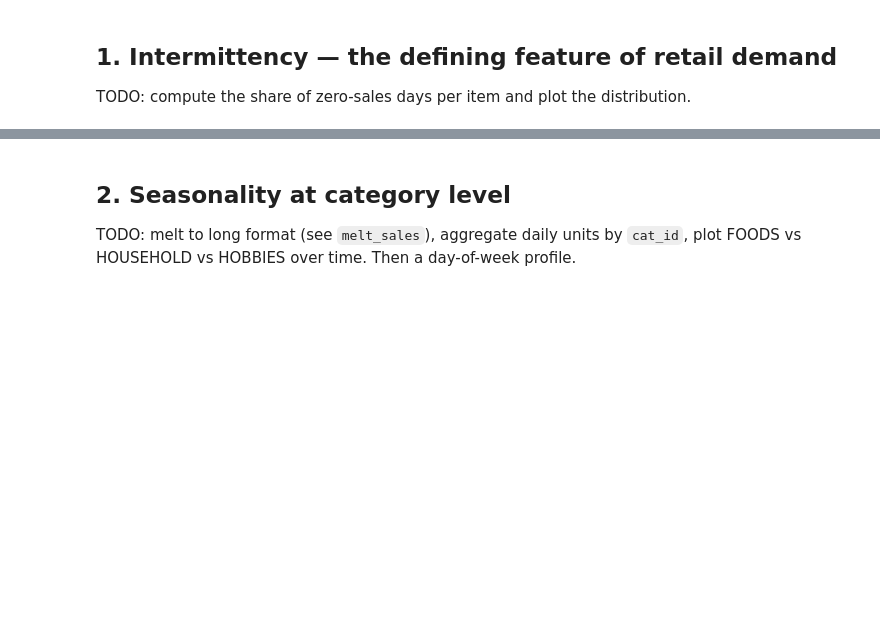
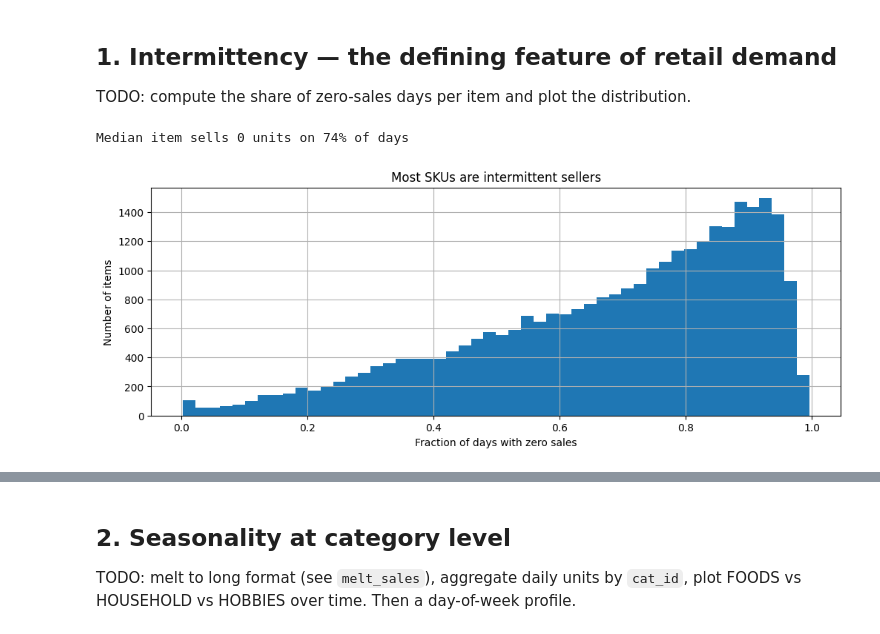
Before and after one commit to Habel7/m5-demand-forecasting, a Jupyter notebook: notebooks/01_exploratory_analysis.ipynb, the cells around one changed output, grey strips where cells are left out. Cells and saved outputs as stored; diff of their text form; code cells hidden in the pictures; blank space fills up the shorter version.

Commit message:
Add intermittency analysis: median SKU sells zero on 74% of the days

```diff
--- a/notebooks/01_exploratory_analysis.ipynb
+++ b/notebooks/01_exploratory_analysis.ipynb
@@ -42,4 +42,20 @@ Prices:   6,841,121 rows
 TODO: compute the share of zero-sales days per item and plot the distribution.
 # %%
 # TODO: pick the d_ columns, compute (sales[d_cols] == 0).mean(axis=1),
-# plot a histogram, and note the median zero-rate in a markdown cell below.
+# The d_ columns hold daily unit sales; grab them
+d_cols = [c for c in sales.columns if c.startswith("d_")]
+
+# For each item, what fraction of days had zero sales?
+zero_rate = (sales[d_cols] == 0).mean(axis=1)
+
+print(f"Median item sells 0 units on {zero_rate.median():.0%} of days")
+
+zero_rate.hist(bins=50)
+plt.xlabel("Fraction of days with zero sales")
+plt.ylabel("Number of items")
+plt.title("Most SKUs are intermittent sellers")
+plt.savefig("../results/figures/intermittency.png", dpi=120, bbox_inches="tight")
+plt.show()
+# %% [output]
+Median item sells 0 units on 74% of days
+[figure, added]
```
Also changed, not shown: parts of 1 cell of this notebook, 1 other file.
